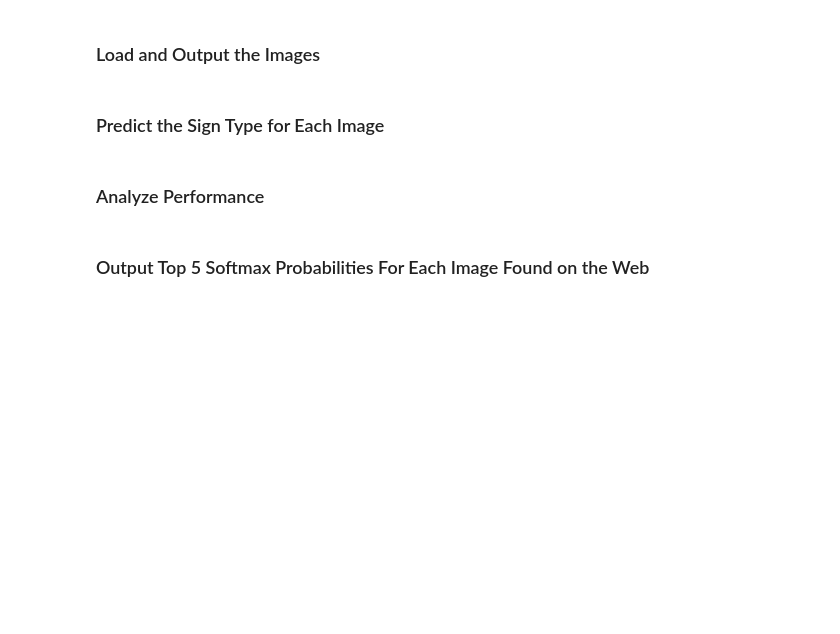
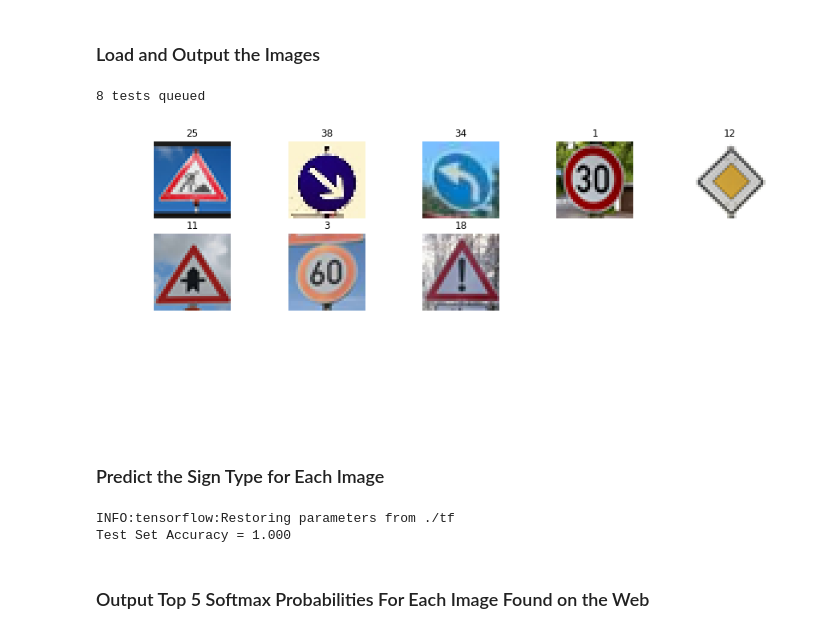
Before and after one commit to x65han/Traffic-Sign-Classifier, a Jupyter notebook: Traffic_Sign_Classifier.ipynb, the cells around one changed output. Cells and saved outputs as stored; diff of their text form; code cells hidden in the pictures; blank space fills up the shorter version.

```diff
--- a/Traffic_Sign_Classifier.ipynb
+++ b/Traffic_Sign_Classifier.ipynb
@@ -178,2 +307,21 @@ You may find `signnames.csv` useful as it contains mappings from the class id (i
+# %%
+# My Test Case
+import glob
+import cv2
+## Load my images
+my_labels = [25, 38, 34, 1, 12, 11, 3, 18]
+my_features = [str(id) + "x.png" for id in my_labels]
+
+for index, value in enumerate(my_features):
+    image = cv2.imread('./assets/' + value)
+    my_features[index] = cv2.cvtColor(image, cv2.COLOR_BGR2RGB)
+
+my_original_features = my_features = np.asarray(my_features)
+my_original_labels = my_labels = np.asarray(my_labels)
+print("{} tests queued".format(len(my_features)))
+visualize_data(my_features, my_labels, title="My Test Sample", limit=8, isRand=False)
+# %% [output]
+8 tests queued
+[figure, added]
 # %% [markdown]
 ### Predict the Sign Type for Each Image
@@ -184,2 +327,0 @@ You may find `signnames.csv` useful as it contains mappings from the class id (i
-# %% [markdown]
-### Analyze Performance
@@ -189,3 +328,14 @@ You may find `signnames.csv` useful as it contains mappings from the class id (i
+# %%
+## Preprocess Data
+my_features, my_labels = preprocess_data(my_features, my_labels)
+
+with tf.Session() as sess:
+    saver.restore(sess, tf.train.latest_checkpoint('.'))
+    my_accuracy = evaluate(my_features, my_labels)
+    print("Test Set Accuracy = {:.3f}".format(my_accuracy))
+# %% [output]
+INFO:tensorflow:Restoring parameters from ./tf
+Test Set Accuracy = 1.000
 # %% [markdown]
 ### Output Top 5 Softmax Probabilities For Each Image Found on the Web
 # %% [markdown]
```
Also changed, not shown: parts of 17 cells of this notebook, 2 other files.
